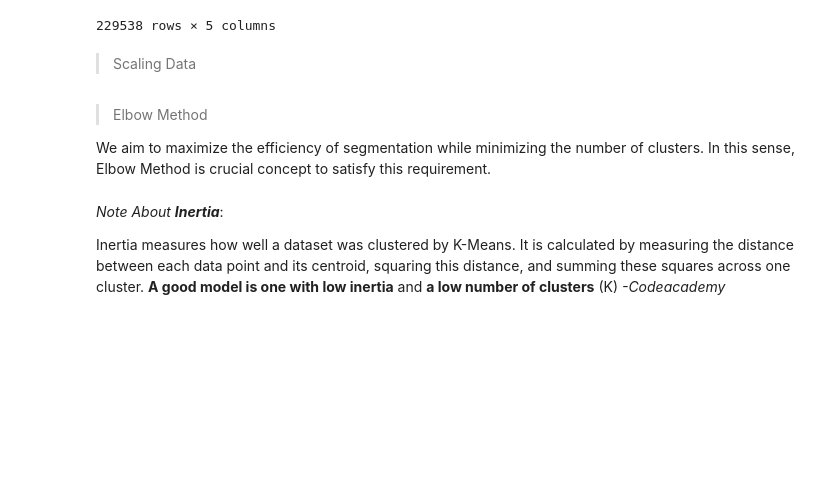
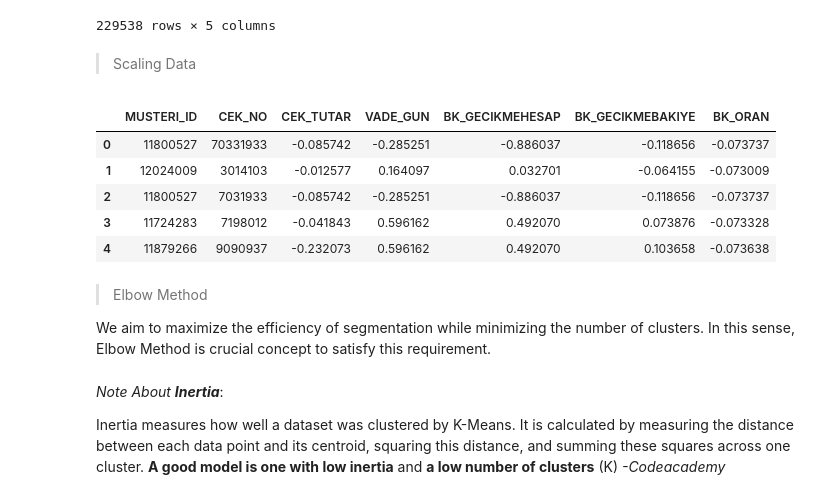
Before and after one commit to EmirhanServeren/factoring-customer-segmentation, a Jupyter notebook: segmentation.ipynb, the cells around one changed output. Saved outputs shown, nothing was run; the diff lists cells and outputs as text; code cells hidden in the pictures; blank space fills up the shorter version.

```diff
--- a/segmentation.ipynb
+++ b/segmentation.ipynb
@@ -442,6 +442,25 @@ g_company_type_df.set_index(['MUSTERI_ID','CEK_NO'])
 # %%
 from sklearn.preprocessing import StandardScaler
 scaler = StandardScaler()
+# %%
+# selecting the columns to be scaled
+columns_to_scale = ['CEK_TUTAR', 'VADE_GUN', 'BK_GECIKMEHESAP', 'BK_GECIKMEBAKIYE', 'BK_ORAN']
+
+scaled_df = g_company_type_df[columns_to_scale]         # creating a new dataframe with the selected columns
+# %%
+scaled_data = scaler.fit_transform(scaled_df)                       # fit and transform the data
+scaled_df = pd.DataFrame(scaled_data, columns=columns_to_scale)     # convert the scaled data array back into a DataFrame
+
+g_company_type_df[columns_to_scale] = scaled_df                     # finally, assign the scaled values back to the main original dataFrame
+# %%
+g_company_type_df.head(5)
+# %% [output]
+|  | MUSTERI_ID | CEK_NO | CEK_TUTAR | VADE_GUN | BK_GECIKMEHESAP | BK_GECIKMEBAKIYE | BK_ORAN |
+| 0 | 11800527 | 70331933 | -0.085742 | -0.285251 | -0.886037 | -0.118656 | -0.073737 |
+| 1 | 12024009 | 3014103 | -0.012577 | 0.164097 | 0.032701 | -0.064155 | -0.073009 |
+| 2 | 11800527 | 7031933 | -0.085742 | -0.285251 | -0.886037 | -0.118656 | -0.073737 |
+| 3 | 11724283 | 7198012 | -0.041843 | 0.596162 | 0.492070 | 0.073876 | -0.073328 |
+| 4 | 11879266 | 9090937 | -0.232073 | 0.596162 | 0.492070 | 0.103658 | -0.073638 |
 # %%
 """# dataframe_scaler function is created to scale the data
 def dataframe_scaler(df):
```
